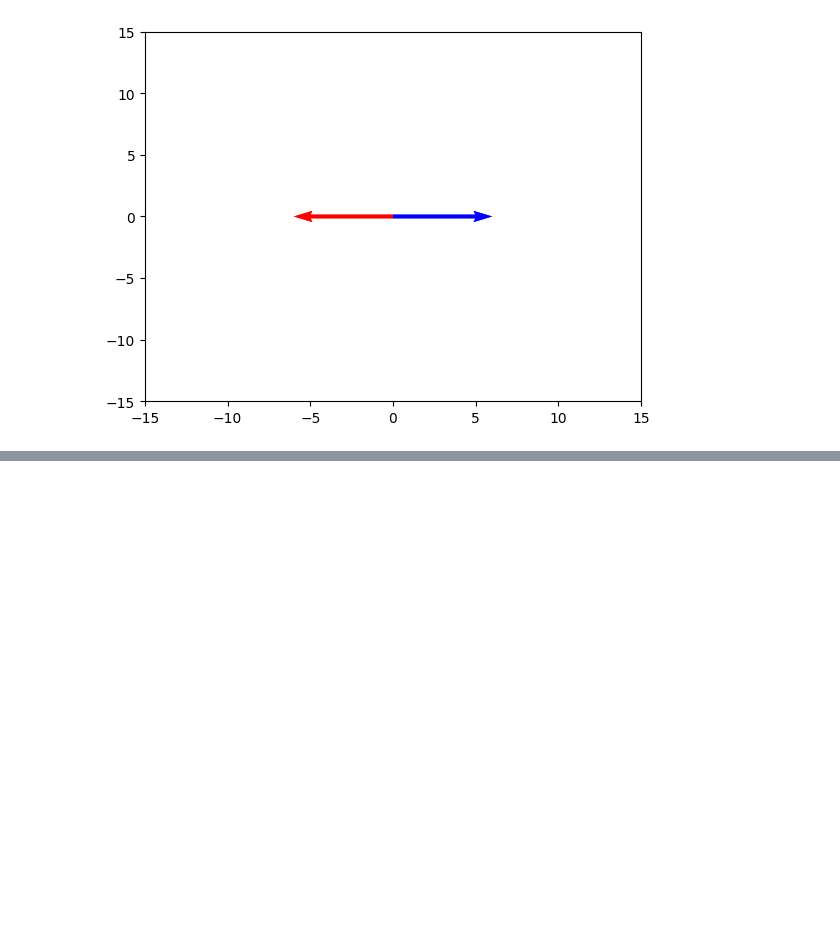
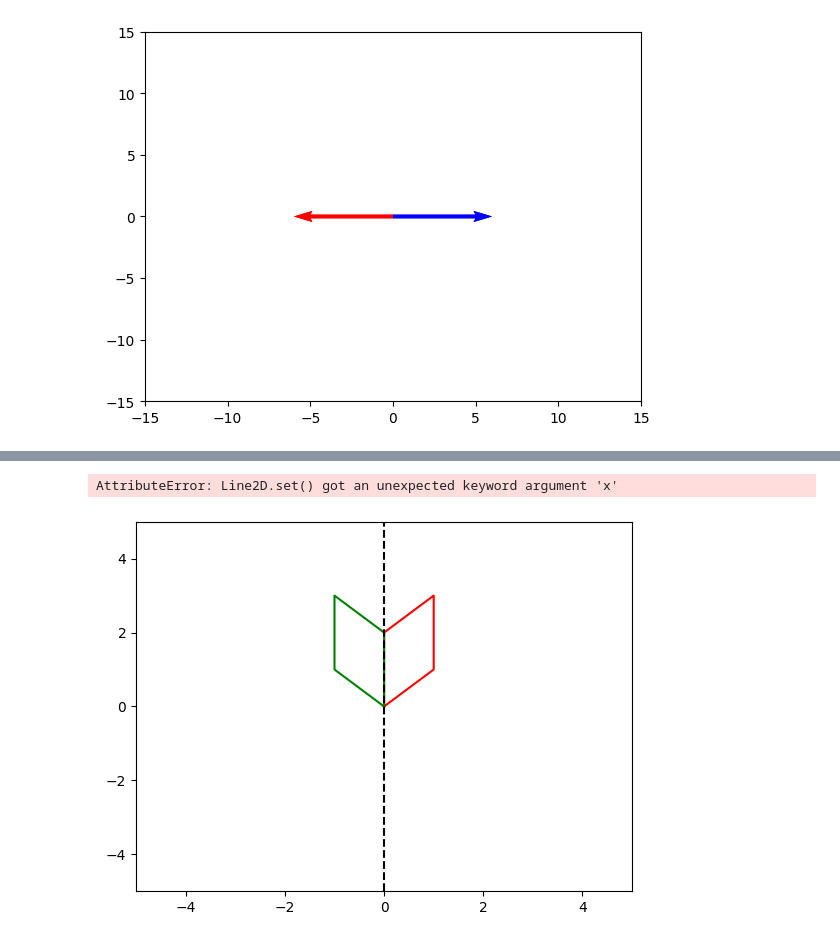
Before and after one commit to Nistha27/Maths-with-Python, a Jupyter notebook: LAB -02/Vector_Space.ipynb, the cells around one changed output, grey strips where cells are left out. Drawn from its saved outputs; the diff is of its cells as text; code cells hidden in the pictures; blank space fills up the shorter version.

```diff
--- a/LAB -02/Vector_Space.ipynb
+++ b/LAB -02/Vector_Space.ipynb
@@ -199,0 +240,20 @@ plt.show()
+# %%
+from numpy import *
+from matplotlib.pyplot import *
+x = [0,1,1,0,0]
+y = [0,1,3,2,0]
+X = zeros(len(x))
+Y = zeros(len(y))
+plot(x,y,"r")
+for i  in range(len(x)):
+    X[i] =-1*x[i]
+    Y[i] = y[i]
+plot(X,Y,'g-')
+ylim(-5,5)
+xlim(-5,5)
+axvline(x=0,color='k',ls="--")
+axhline(x=0,color='k',ls="--")
+show()
+# %% [output]
+AttributeError: Line2D.set() got an unexpected keyword argument 'x'
+[figure, added]
```
Also changed, not shown: parts of 5 cells of this notebook.
